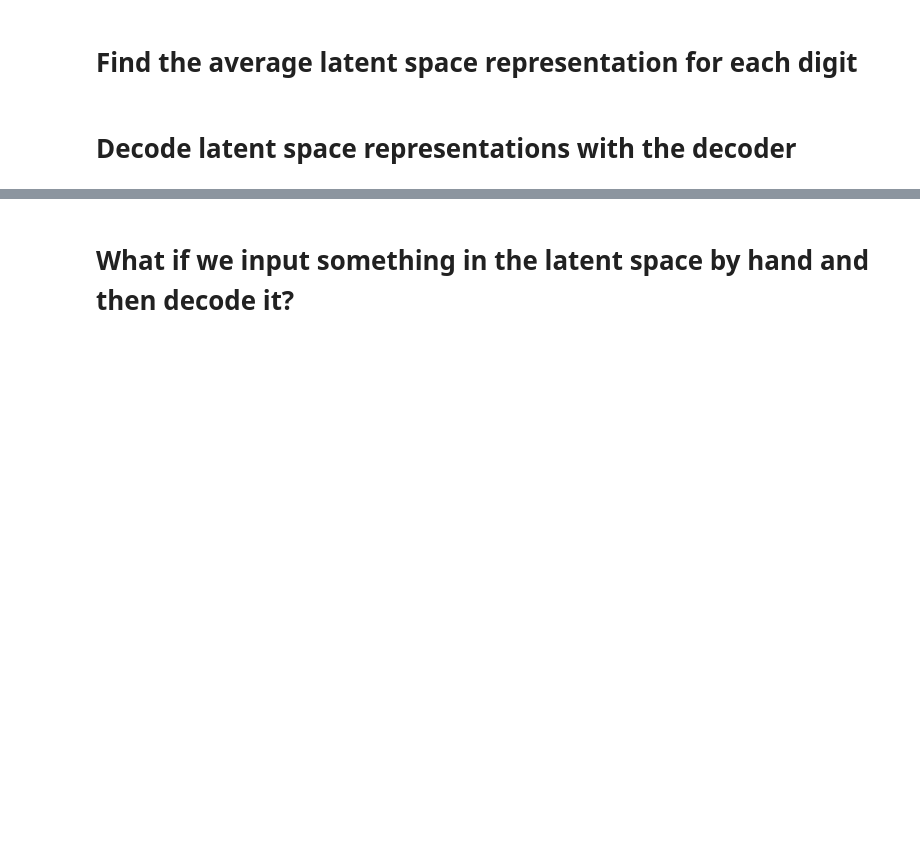
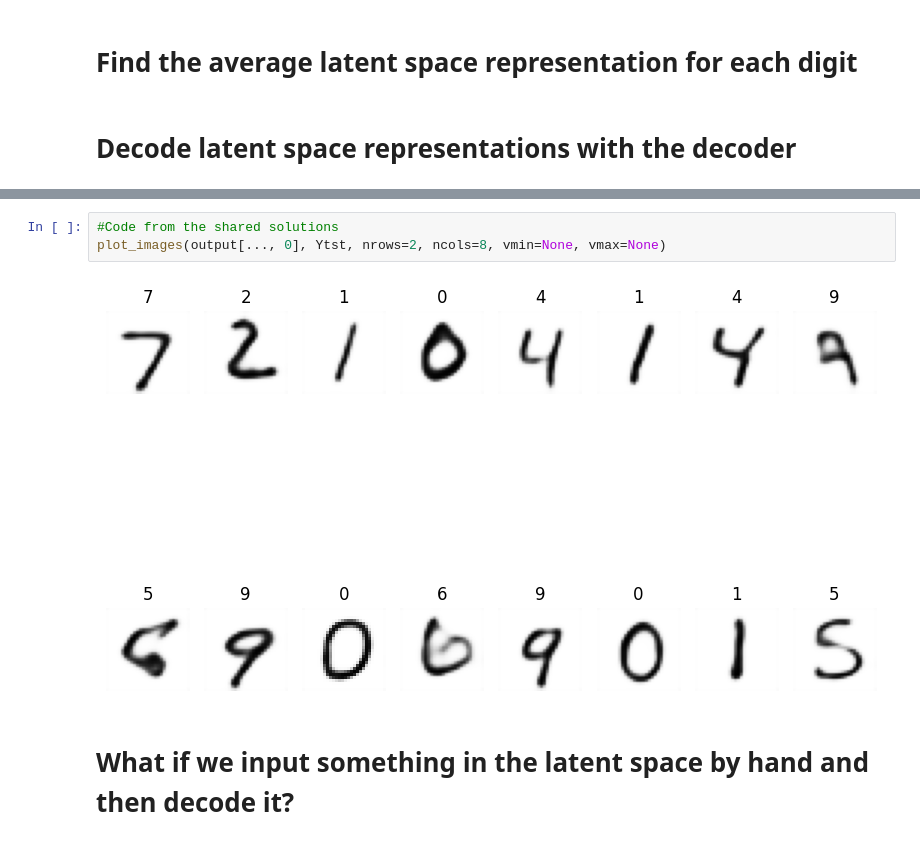
Before and after one commit to szsavery/DSPS_SSavery, a Jupyter notebook: Labs/DSPS2023_autoencoders_8dec23_Savery.ipynb, the cells around one changed output, grey strips where cells are left out. Cells and saved outputs as stored; diff of their text form; blank space fills up the shorter version.

```diff
--- a/Labs/DSPS2023_autoencoders_8dec23_Savery.ipynb
+++ b/Labs/DSPS2023_autoencoders_8dec23_Savery.ipynb
@@ -275,2 +356,7 @@ output = decoder.predict(LS)
+# %%
+#Code from the shared solutions
+plot_images(output[..., 0], Ytst, nrows=2, ncols=8, vmin=None, vmax=None)
+# %% [output]
+[figure, added]
 # %% [markdown]
 # What if we input something in the latent space by hand and then decode it?
```
Also changed, not shown: parts of 13 cells of this notebook.
